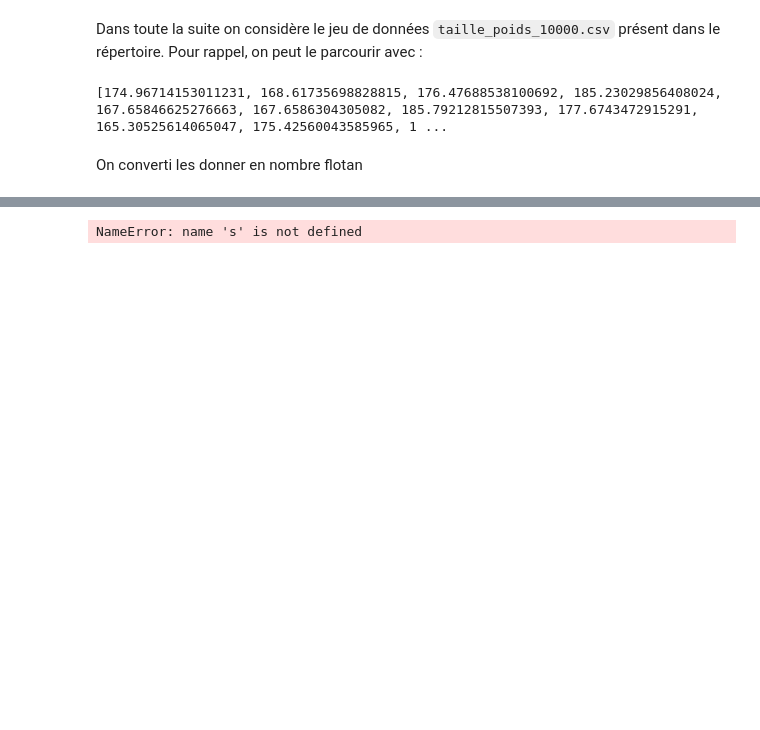
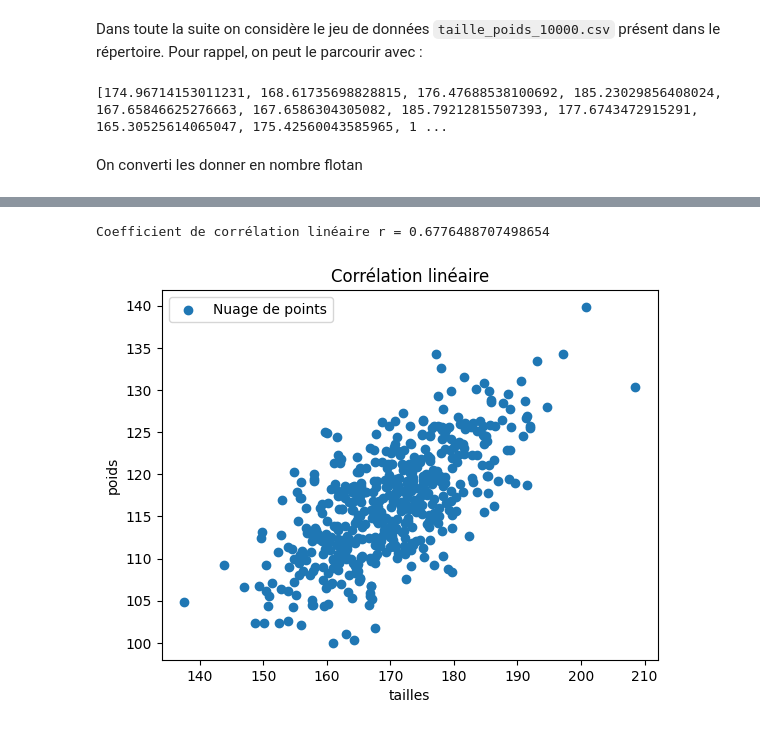
Before and after one commit to Gourdmandise/TP-projet-Math, a Jupyter notebook: Sujet6.ipynb, the cells around one changed output, grey strips where cells are left out. Cells and saved outputs as stored; diff of their text form; code cells hidden in the pictures; blank space fills up the shorter version.

Commit message:
La corrélation linéaire

```diff
--- a/Sujet6.ipynb
+++ b/Sujet6.ipynb
@@ -214,3 +194,47 @@ import scipy as sp
+# %%
+def correlation_lineaire(list_x, list_y):
+    moy_x = moyenne(list_x)
+    moy_y = moyenne(list_y)
+    sum_xy = []
+    if len(list_x) <= len(list_y):
+        for i in range(len(list_x)):
+            sum_xy.append((list_x[i]-moy_x)*(list_y[i]-moy_y))
+    else:
+        for i in range(len(list_y)):
+            sum_xy.append((list_x[i]-moy_x)*(list_y[i]-moy_y))
+    sum_xy = somme(sum_xy)
+    sum_xx = []
+    for j in range(len(list_x)):
+        sum_xx.append((list_x[j] - moy_x)**2)
+    sum_xx = somme(sum_xx)
+    sum_yy = []
+    for k in range(len(list_y)):
+        sum_yy.append((list_y[k] - moy_y)**2)
+    sum_yy = somme(sum_yy)
+    r = sum_xy/(sum_xx**0.5*sum_yy**0.5)
+    return r
+
+def somme(liste):
+    somme = 0
+    for i in liste:
+        somme += i
+    return somme
+
+def moyenne(liste):
+    moy = somme(liste) / len(liste)
+    return moy
 # %%
+import matplotlib.pyplot as plt
+
+r = correlation_lineaire(tailles, poids)
+print("Coefficient de corrélation linéaire r =", r)
+
+plt.scatter(tailles, poids, label='Nuage de points')
+plt.xlabel('tailles')
+plt.ylabel('poids')
+plt.title('Corrélation linéaire')
+plt.legend()
+plt.show()
 # %% [output]
-NameError: name 's' is not defined
+Coefficient de corrélation linéaire r = 0.6776488707498654
+[figure, added]
```
Also changed, not shown: parts of 5 cells of this notebook.
